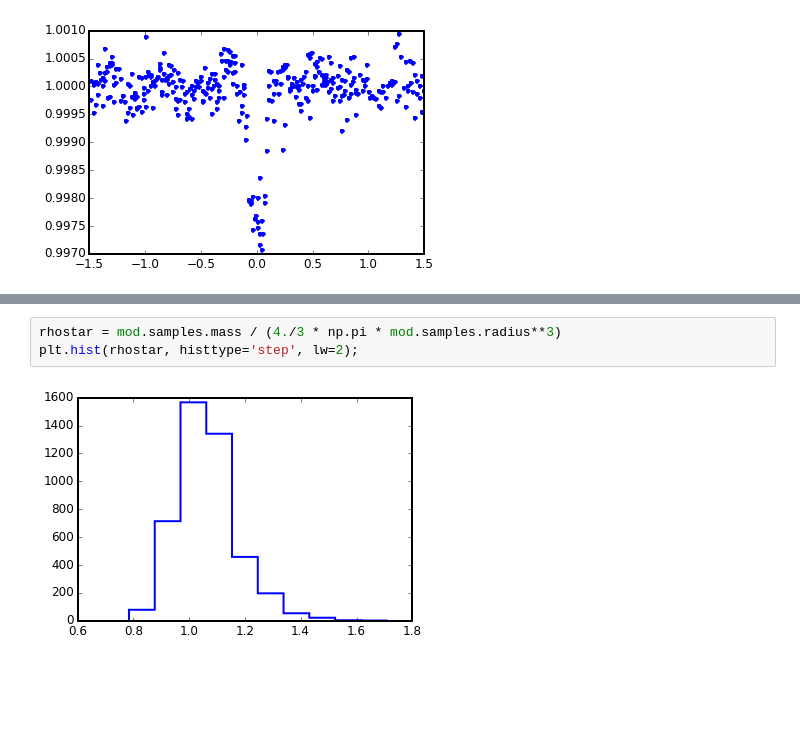
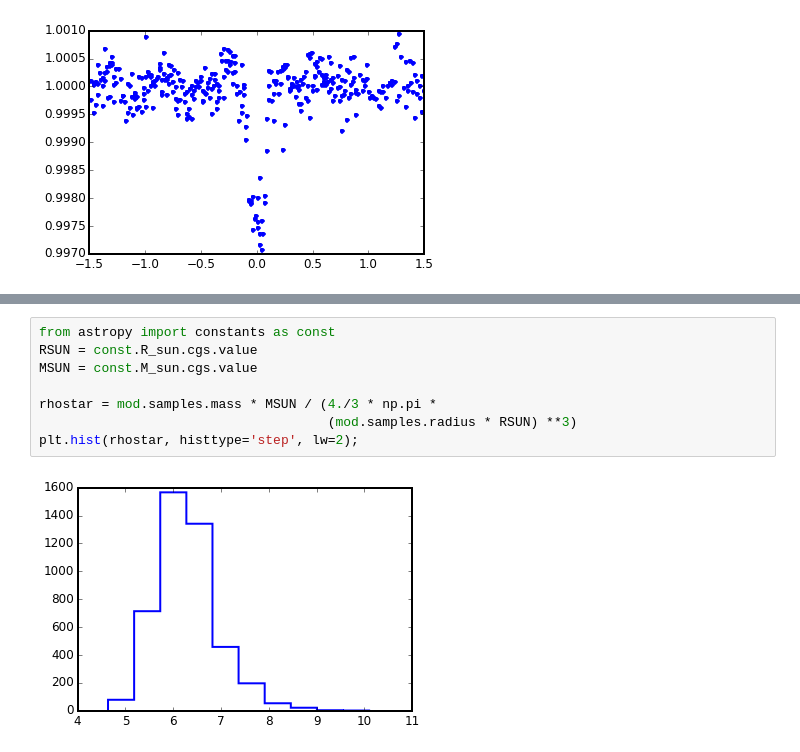
Before and after one commit to timothydmorton/transit-fitting, a Jupyter notebook: notebooks/k2_testing.ipynb, the cells around one changed output, grey strips where cells are left out. Saved outputs shown, nothing was run; the diff lists cells and outputs as text; blank space fills up the shorter version.

```diff
--- a/notebooks/k2_testing.ipynb
+++ b/notebooks/k2_testing.ipynb
@@ -20,5 +62,10 @@ mod = StarModel.load_hdf('k2_starmodel.h5')
 # %%
-rhostar = mod.samples.mass / (4./3 * np.pi * mod.samples.radius**3)
+from astropy import constants as const
+RSUN = const.R_sun.cgs.value
+MSUN = const.M_sun.cgs.value
+
+rhostar = mod.samples.mass * MSUN / (4./3 * np.pi *
+                                     (mod.samples.radius * RSUN) **3)
 plt.hist(rhostar, histtype='step', lw=2);
 # %% [output]
-[figure, old version]
+[figure, new version]
```
Also changed, not shown: parts of 15 cells of this notebook, 3 other files.
